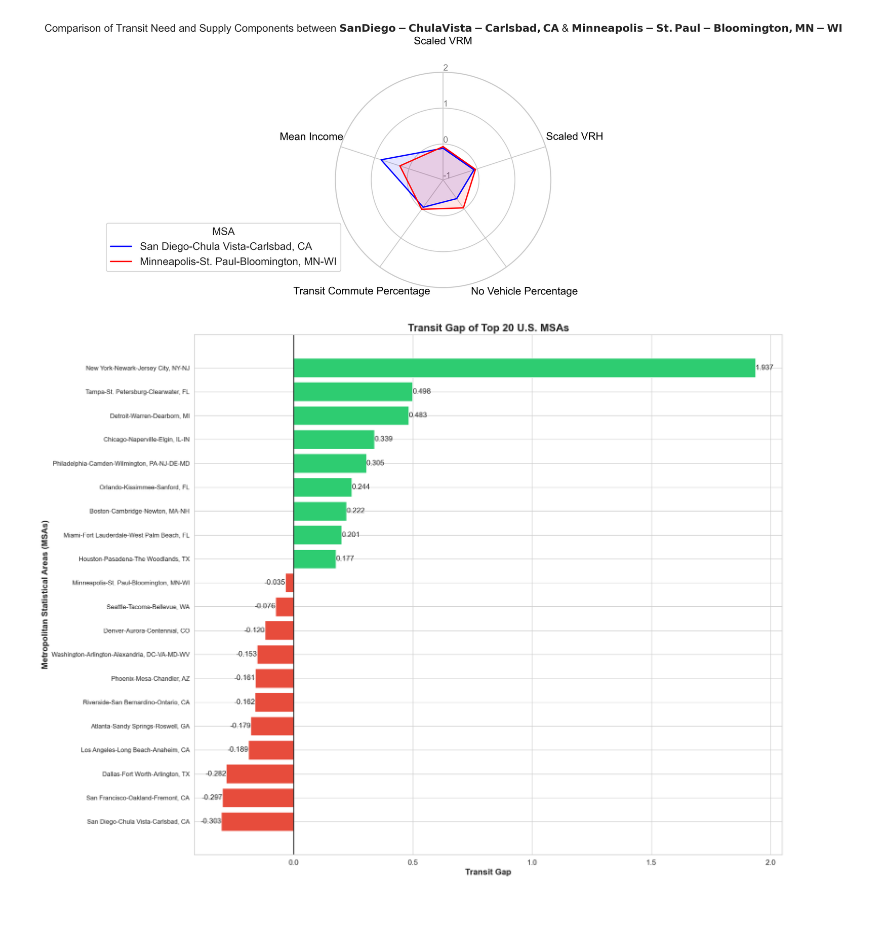
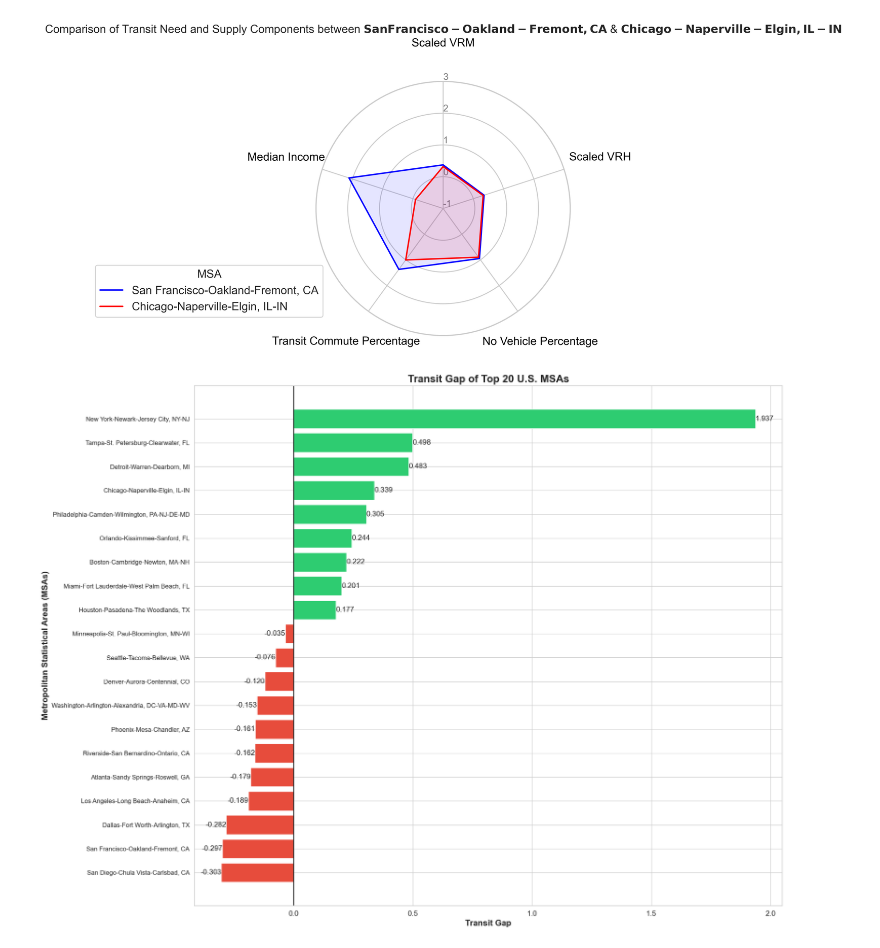
Before and after one commit to chrlskiet1205/Winter-2025-Transportation-Project, a Jupyter notebook: notebooks/visualization.ipynb, the cells around one changed output. Drawn from its saved outputs; the diff is of its cells as text; code cells hidden in the pictures; blank space fills up the shorter version.

Commit message:
Redrawn radar charts

```diff
--- a/notebooks/visualization.ipynb
+++ b/notebooks/visualization.ipynb
@@ -22,7 +22,7 @@ df = pd.DataFrame({
     'Scaled VRH': var2,
     'No Vehicle Percentage': var3,
     'Transit Commute Percentage': var4,
-    'Mean Income': var5
+    'Median Income': var5
 })
 
 categories = list(df)[1:]  # variable names
@@ -42,42 +42,42 @@ ax.set_theta_direction(-1)
 
 # Draw one axis per variable + add labels, move them further away
 plt.xticks(angles[:-1], categories, fontsize=12, color='black', rotation=0)
-ax.tick_params(pad=22)  # increases distance of variable labels from circle
+ax.tick_params(pad=27)  # increases distance of variable labels from circle
 
 # Draw ylabels
 ax.set_rlabel_position(0)
 plt.yticks([-1,0,1,2,3,4,5], ["-1","0","1","2","3","4","5"], color="grey", size=10)
-plt.ylim(-1,2)
+plt.ylim(-1,3)
 
 
 #EDIT THIS - Indices of the MSAs to plot
-x1 = 17
-x2 = 15
+x1 = 12
+x2 = 2
 
 # Individual 1
 values = df.loc[x1].drop('MSAs').values.flatten().tolist()
 values += values[:1]
 ax.plot(angles, values, linewidth=1.5, linestyle='solid', label=df.loc[x1, 'MSAs'], color='blue')
 ax.fill(angles, values, color='blue', alpha=0.1)
 
 # Individual 2
 values = df.loc[x2].drop('MSAs').values.flatten().tolist()
 values += values[:1]
 ax.plot(angles, values, linewidth=1.5, linestyle='solid', label=df.loc[x2, 'MSAs'], color='red')
 ax.fill(angles, values, color='red', alpha=0.1)
 
 #Legend
 plt.legend(loc='lower right', bbox_to_anchor=(0.05, 0.05), fontsize=12, title='MSA', title_fontsize=12)
 
 msa1_name = df.loc[x1, "MSAs"]
 msa2_name = df.loc[x2, "MSAs"]
 plt.title(rf"Comparison of Transit Need and Supply Components between $\bf{{{msa1_name}}}$ & $\bf{{{msa2_name}}}$")
 
 # Show the graph
 plt.tight_layout()
 plt.show()
 # %% [output]
-[figure, old version]
+[figure, new version]
 # %%
 import pandas as pd
 import seaborn as sns
```
Also changed, not shown: 4 other files.
